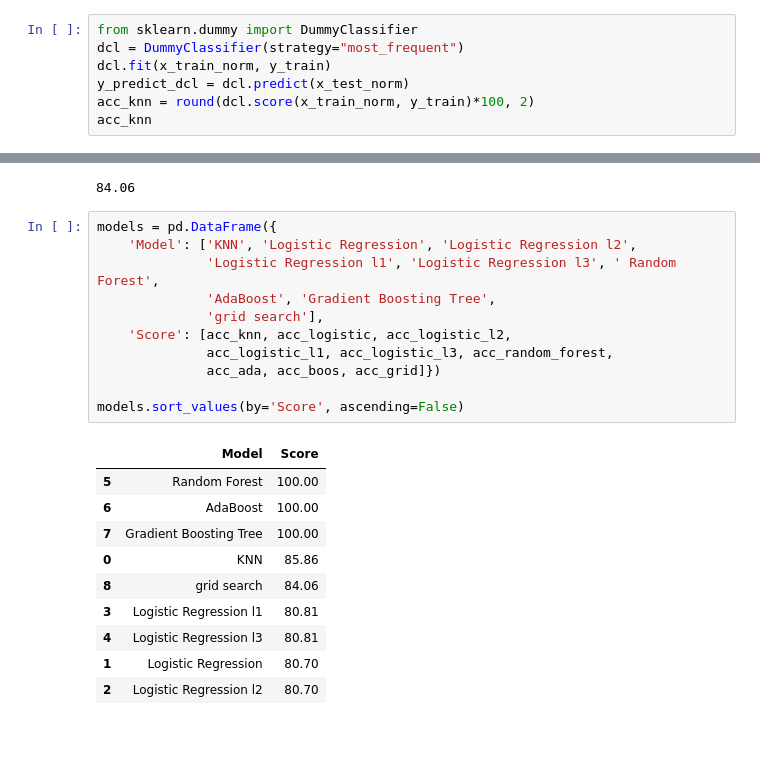
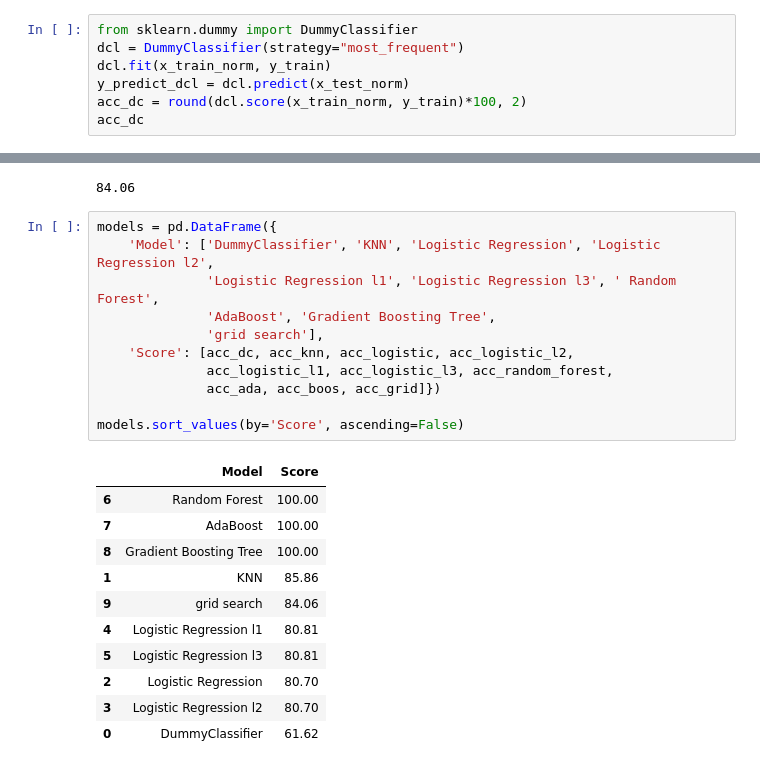
Before and after one commit to tatchum237/dataScientist, a Jupyter notebook: Titanic.ipynb, the cells around one changed output, grey strips where cells are left out. Drawn from its saved outputs; the diff is of its cells as text; blank space fills up the shorter version.

```diff
--- a/Titanic.ipynb
+++ b/Titanic.ipynb
@@ -435,8 +435,8 @@ from sklearn.dummy import DummyClassifier
 dcl = DummyClassifier(strategy="most_frequent")
 dcl.fit(x_train_norm, y_train)
 y_predict_dcl = dcl.predict(x_test_norm)
-acc_knn = round(dcl.score(x_train_norm, y_train)*100, 2)
-acc_knn
+acc_dc = round(dcl.score(x_train_norm, y_train)*100, 2)
+acc_dc
 # %% [output]
 61.62
 # %% [markdown]
@@ -575,23 +575,24 @@ acc_grid
 84.06
 # %%
 models = pd.DataFrame({
-    'Model': ['KNN', 'Logistic Regression', 'Logistic Regression l2',
+    'Model': ['DummyClassifier', 'KNN', 'Logistic Regression', 'Logistic Regression l2',
               'Logistic Regression l1', 'Logistic Regression l3', ' Random Forest',
               'AdaBoost', 'Gradient Boosting Tree',
               'grid search'],
-    'Score': [acc_knn, acc_logistic, acc_logistic_l2,
+    'Score': [acc_dc, acc_knn, acc_logistic, acc_logistic_l2,
               acc_logistic_l1, acc_logistic_l3, acc_random_forest,
               acc_ada, acc_boos, acc_grid]})
 
 models.sort_values(by='Score', ascending=False)
 # %% [output]
 |  | Model | Score |
-| 5 | Random Forest | 100.00 |
-| 6 | AdaBoost | 100.00 |
-| 7 | Gradient Boosting Tree | 100.00 |
-| 0 | KNN | 85.86 |
-| 8 | grid search | 84.06 |
-| 3 | Logistic Regression l1 | 80.81 |
-| 4 | Logistic Regression l3 | 80.81 |
-| 1 | Logistic Regression | 80.70 |
-| 2 | Logistic Regression l2 | 80.70 |
+| 6 | Random Forest | 100.00 |
+| 7 | AdaBoost | 100.00 |
+| 8 | Gradient Boosting Tree | 100.00 |
+| 1 | KNN | 85.86 |
+| 9 | grid search | 84.06 |
+| 4 | Logistic Regression l1 | 80.81 |
+| 5 | Logistic Regression l3 | 80.81 |
+| 2 | Logistic Regression | 80.70 |
+| 3 | Logistic Regression l2 | 80.70 |
+| 0 | DummyClassifier | 61.62 |
```
